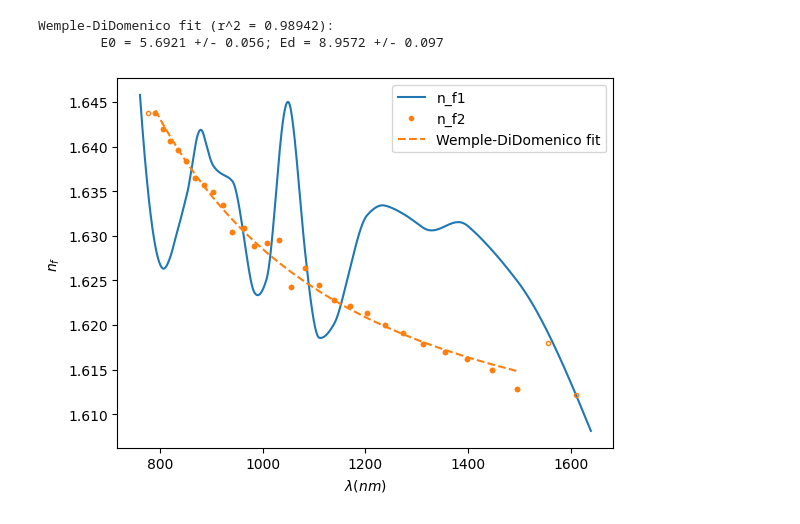
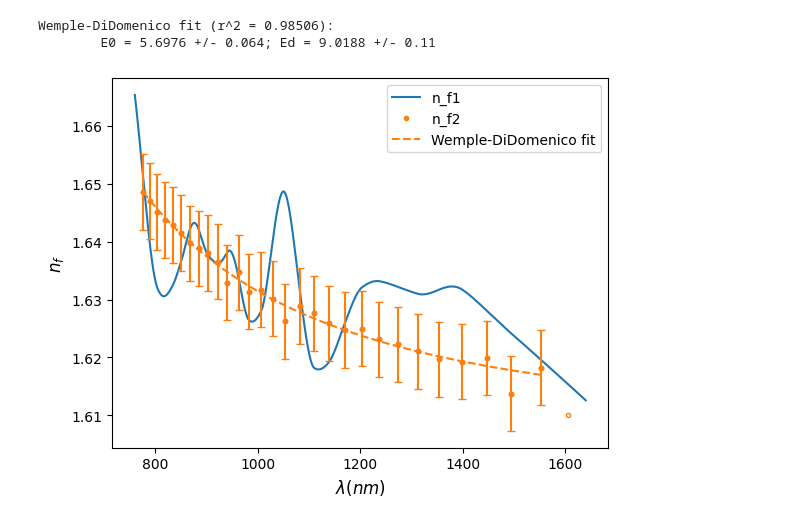
Before and after one commit to beatrizgsoares/refractive-index-public, a Jupyter notebook: n_experimental.ipynb, the cells around one changed output. Drawn from its saved outputs; the diff is of its cells as text; code cells hidden in the pictures.

```diff
--- a/n_experimental.ipynb
+++ b/n_experimental.ipynb
@@ -21,11 +21,11 @@ start_wav, stop_wav = 760, 1640
 df_r_i = trim_df(ler_OSA(f"{diretorio}/R{sample_n}/W0000.CSV"), start_wav, stop_wav)
 df_t_i = trim_df(ler_OSA(f"{diretorio}/T{sample_n}/W0000.CSV"), start_wav, stop_wav)
 
-#Reflection and transmission spectrum, with cavity
+# #Reflection and transmission spectrum, with cavity
 df_r = trim_df(ler_OSA(f"{diretorio}/R{sample_n}/W{meas_n:04d}.CSV"), start_wav, stop_wav)
 df_t = trim_df(ler_OSA(f"{diretorio}/T{sample_n}/W{meas_n:04d}.CSV"), start_wav, stop_wav)
 
-# R_raw = trim_df(ler_OSA(f'{diretorio}/R{sample_n}/W{meas_n:04d}.CSV'), start_wav, stop_wav)
+# R_raw = df_r['Power lin']
 R_raw = df_r["Power lin"]/df_r_i["Power lin"]*df_t_i["Power lin"]/df_t["Power lin"]
 R = R_raw
 
@@ -34,10 +34,11 @@ wavs = df_r['Wavelength (nm)']
 #Remove laser peak (if necessary)
 laser_peak_start, laser_peak_stop = 1061, 1069
 R_no_peak = remove_laser_peak(df_r["Wavelength (nm)"], R, laser_peak_start, laser_peak_stop)
-R = R_no_peak
 
 fs = 1/(wavs[1]-wavs[0])
-cutoff = 0.05
+cutoff = 0.064
+# for cutoff in np.arange(0.048, 0.08, 0.002):
+R = R_no_peak
 R_low_pass = butter_filter(R, cutoff, fs=fs)
 
 R, R_label = R_low_pass, 'R_low_pass'
@@ -48,8 +49,11 @@ extr = np.sort(np.append(results['max_R'], results['min_R']))
 m_spacing = np.arange(0, (len(extr))*0.5, 0.5)
 x_axis = 2*results['n1'][extr]/wavs[extr]
 
-d2_std = d2_std_estimate(results['d2_std'], np.abs(results['m0_exact']-results['m0_aprox']), x_axis) #results['m0_aprox_std'],np.abs(results['m0_exact']-results['m0_aprox'])
+# d2_std = results['d2_std']
+d2_std = d2_std_estimate(results['d2_std'], results['m0_aprox_std'], x_axis) #results['m0_aprox_std'],np.abs(results['m0_exact']-results['m0_aprox'])
 n2_std = n2_std_estimate(results['n2'], results['d2'], d2_std, wavs[extr], (wavs[1]-wavs[0])/2)
+
+# print(f'cutoff = {cutoff}, d = {results["d2"]}, d2_std est = {d2_std}')
 
 # use_n = results['n1'][extr]
 use_n = results['n2']
@@ -87,8 +91,8 @@ plt.ylabel('R', fontsize = font_size)
 
 fig2 = plt.figure(2)
 plt.plot(wavs, results['n1'], '-.', label = f'n_f 1st approx.')
-plt.plot(wavs[extr], results['n2'], '.', label = f'n_f 2nd approx.')
-# plt.errorbar(wavs[extr], results['n2'], yerr = n2_std, fmt = '.', capsize = 3, label = f'n_f 2nd approx.')
+# plt.plot(wavs[extr], results['n2'], '.', label = f'n_f 2nd approx.')
+plt.errorbar(wavs[extr], results['n2'], yerr = n2_std, fmt = '.', capsize = 3, label = f'n_f 2nd approx.')
 plt.legend()
 plt.xlabel(r'$\lambda (nm)$', fontsize = font_size)
 plt.ylabel(r'$n_f$', fontsize = font_size)
@@ -113,10 +117,18 @@ plt.legend()
 fig5 = plt.figure(5)
 plt.plot(wavs[extr], alpha_M, 'DC1', label = 'alpha_M', markersize = 4)
 plt.plot(wavs[extr], alpha_m, '^C2', label = 'alpha_m')
-plt.plot(wavs[extr], alpha_Mm, '.C3', label = 'alpha_m')
+plt.plot(wavs[extr], alpha_Mm, '.C3', label = 'alpha_Mm')
 plt.ylabel(r'$\alpha\ (cm^{-1})$', fontsize = font_size)
 plt.xlabel(r'$\lambda\ (nm)$', fontsize = font_size)
 plt.legend()
 
 plt.show()
+
+# #--Save figure--
+# direc = "Figuras/"
+# fmt = 'pdf'
+# dic = {'R_exp': fig1, 'n_exp': fig2, 'delta_m_vs_2nf1_lambda': fig3, 'x_exp': fig4, 'alpha_exp': fig5}
+# save = ['R_exp', 'delta_m_vs_2nf1_lambda']
+# for name in save:
+#     dic[name].savefig(f'{direc}{name}.{fmt}', format=fmt, bbox_inches='tight')
 # %% [output]
@@ -134,30 +146,30 @@ mean(n2_std estimate) = 0.029665128179302665
 # %%
 #Fit n2 to Wemple-DiDomenico equation
-fit_start, fit_stop = 1, len(extr)-2
+fit_start, fit_stop = 0, len(extr)-1
 pa_n2, co_n2 = curve_fit(n_Wemple_DiDomenico, wavs[extr][fit_start:fit_stop], results["n2"][fit_start:fit_stop], p0=(5.55, 8.90))
 fit_n2 = n_Wemple_DiDomenico(wavs[extr][fit_start:fit_stop], *pa_n2)
 std_n2, r2_n2 = np.sqrt(np.diag(co_n2)), r_squared(results["n2"][fit_start:fit_stop], fit_n2)
 
 print(f'''Wemple-DiDomenico fit (r^2 = {r2_n2:.5g}):
         E0 = {pa_n2[0]:.5g} +/- {std_n2[0]:.2g}; Ed = {pa_n2[1]:.5g} +/- {std_n2[1]:.2g}''')
 
 
 fig = plt.figure()
 plt.plot(df_r["Wavelength (nm)"], results['n1'], '-', label = 'n_f1')
 plt.plot(wavs[extr], results["n2"], '.C1', markerfacecolor = 'none')
 plt.plot(wavs[extr][fit_start:fit_stop], results['n2'][fit_start:fit_stop], '.C1', label = 'n_f2')
-# plt.errorbar(wavs[extr], results["n2"], yerr = n2_std, fmt = '.C1', capsize = 3, markerfacecolor = 'none')
+plt.errorbar(wavs[extr][fit_start:fit_stop], results["n2"][fit_start:fit_stop], yerr = n2_std[fit_start:fit_stop], fmt = '.C1', capsize = 3)
 plt.plot(wavs[extr][fit_start:fit_stop], fit_n2, '--', color = 'C1', label = 'Wemple-DiDomenico fit')
-plt.xlabel(r'$\lambda (nm)$')
-plt.ylabel(r'$n_f$')
+plt.xlabel(r'$\lambda (nm)$', fontsize = font_size)
+plt.ylabel(r'$n_f$', fontsize = font_size)
 plt.legend()
 plt.show()
 
-# #--Save figure--
+# # #--Save figure--
 # dir = "Figuras/"
-# fmt = 'png'
+# fmt = 'pdf'
 # fig.savefig(f'{dir}n2_fit.{fmt}', format=fmt, bbox_inches='tight')
 # %% [output]
-Wemple-DiDomenico fit (r^2 = 0.98942):
-        E0 = 5.6921 +/- 0.056; Ed = 8.9572 +/- 0.097
+Wemple-DiDomenico fit (r^2 = 0.98506):
+        E0 = 5.6976 +/- 0.064; Ed = 9.0188 +/- 0.11
-[figure, old version]
+[figure, new version]
```
Also changed, not shown: parts of 2 cells of this notebook.
